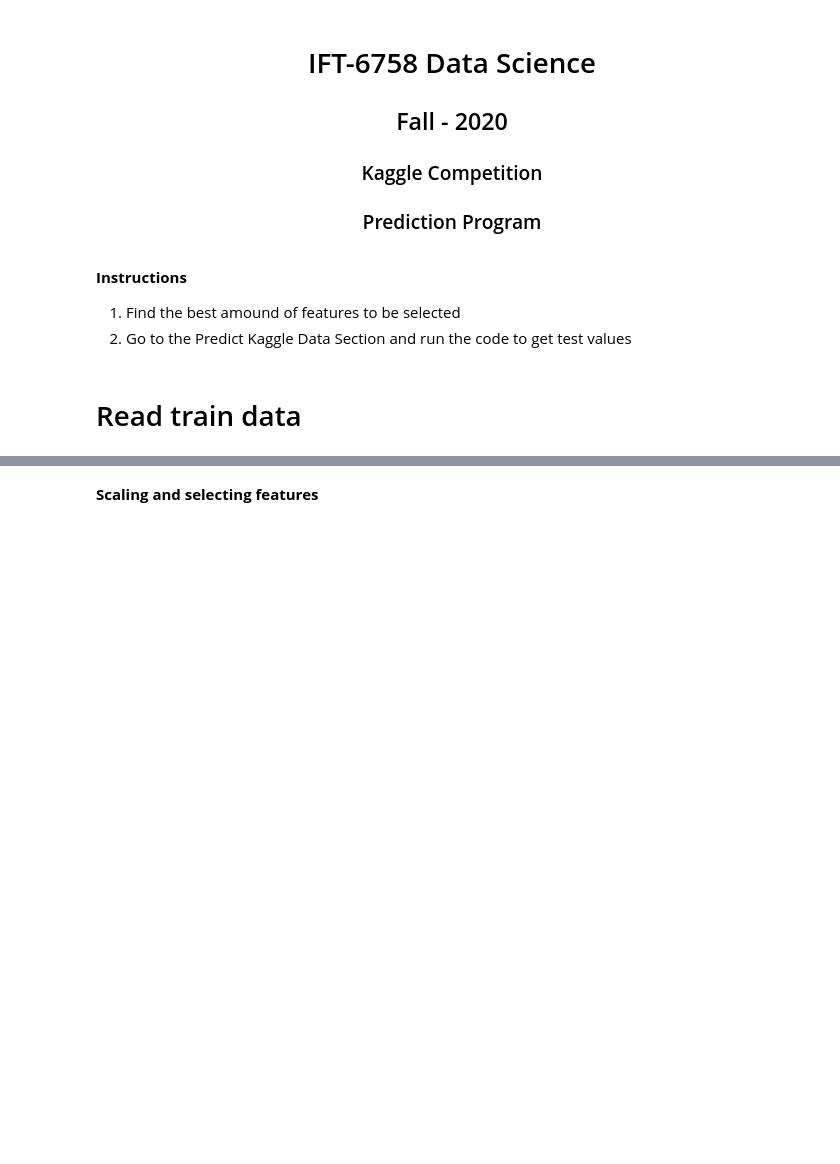
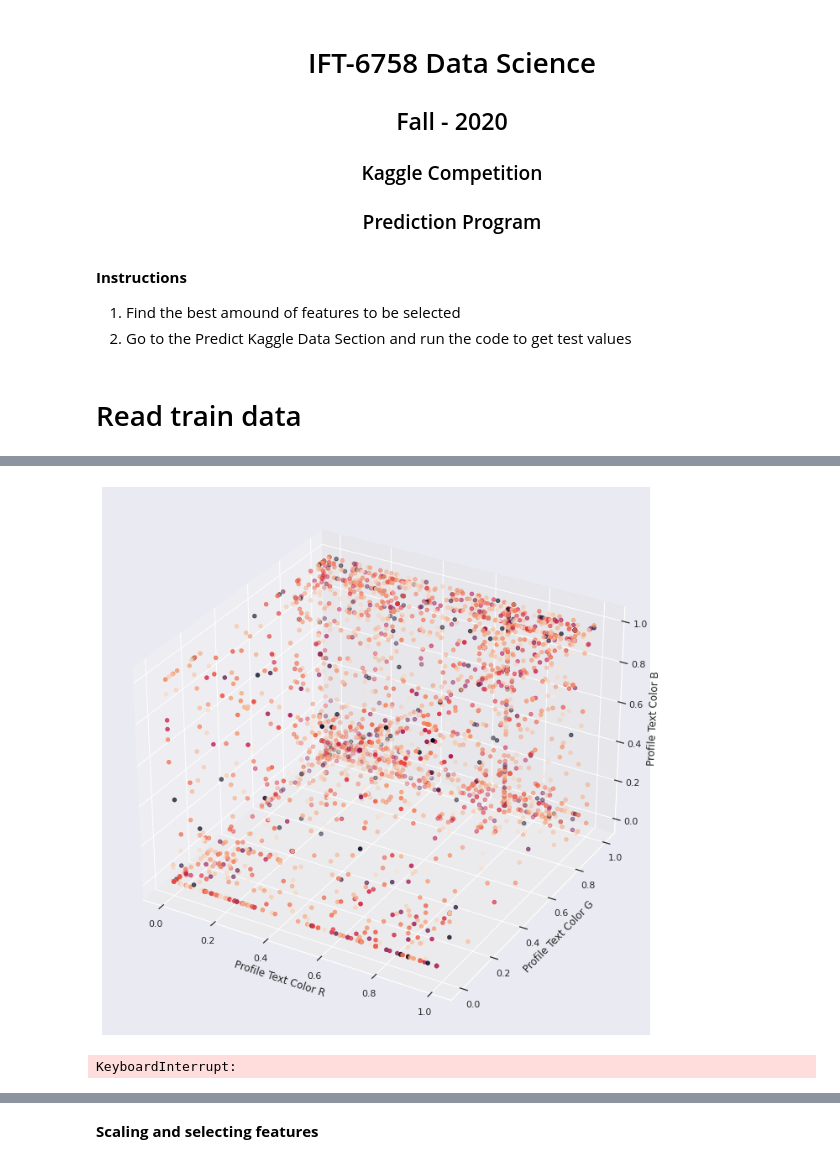
Before and after one commit to syrix78/IFT6758_Competition, a Jupyter notebook: predictor.ipynb, the cells around one changed output, grey strips where cells are left out. Saved outputs shown, nothing was run; the diff lists cells and outputs as text; code cells hidden in the pictures; blank space fills up the shorter version.

```diff
--- a/predictor.ipynb
+++ b/predictor.ipynb
@@ -103,6 +103,33 @@ X_likes_scaled = minmax_scale(X_likes)
 # %%
 columnsNamesArr = cor_data.columns.values
 labels = columnsNamesArr[:-1]
+# %%
+import matplotlib.pyplot as plt
+
+fig = plt.figure(figsize=(12,12))
+ax = fig.add_subplot(111, projection='3d')
+
+xs = train_data["Profile Text Color B"]
+ys = train_data["Profile Page Color B"]
+zs = train_data["Profile Theme Color B"]
+ax.scatter(xs, ys, zs, c=train_data["Num of Profile Likes"])
+
+ax.set_xlabel('Profile Text Color R')
+ax.set_ylabel('Profile Text Color G')
+ax.set_zlabel('Profile Text Color B')
+
+plt.show()
+# %% [output]
+[figure, added]
+# %%
+from mpl_toolkits.mplot3d import Axes3D
+ax = Axes3D(fig)
+ax.scatter(xs,ys,zs, marker='o', s=20, c=train_data["Num of Profile Likes"], alpha=0.6)
+for ii in range(0,360,1):
+    ax.view_init(elev=10., azim=ii)
+    fig.savefig("movie/%d.png" % ii)
+# %% [output]
+KeyboardInterrupt:
 # %%
 sns.displot(data=X_likes_scaled, kind='kde', legend=True);
 plt.legend(labels)
```
Also changed, not shown: parts of 27 cells of this notebook, 2 other files.
